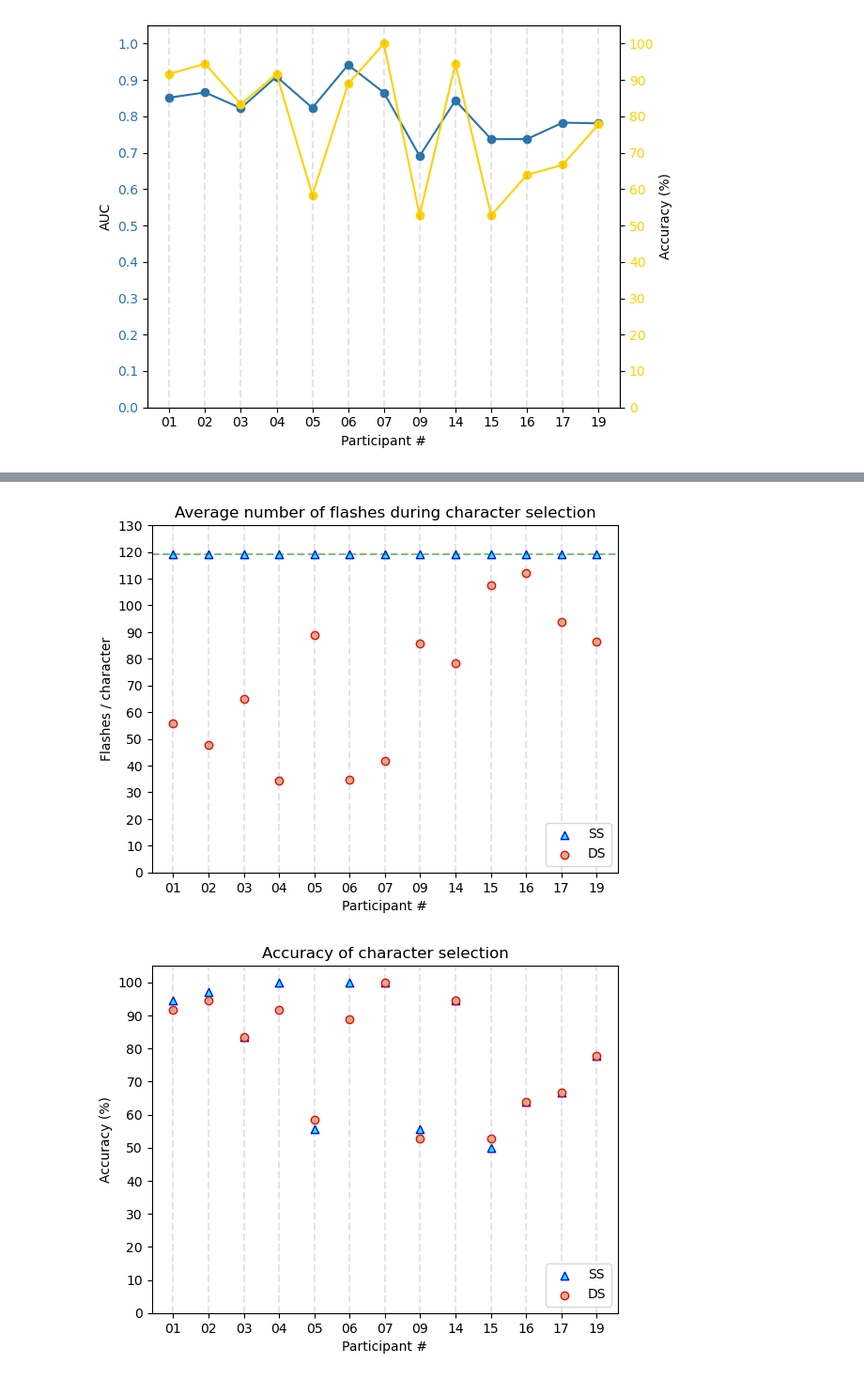
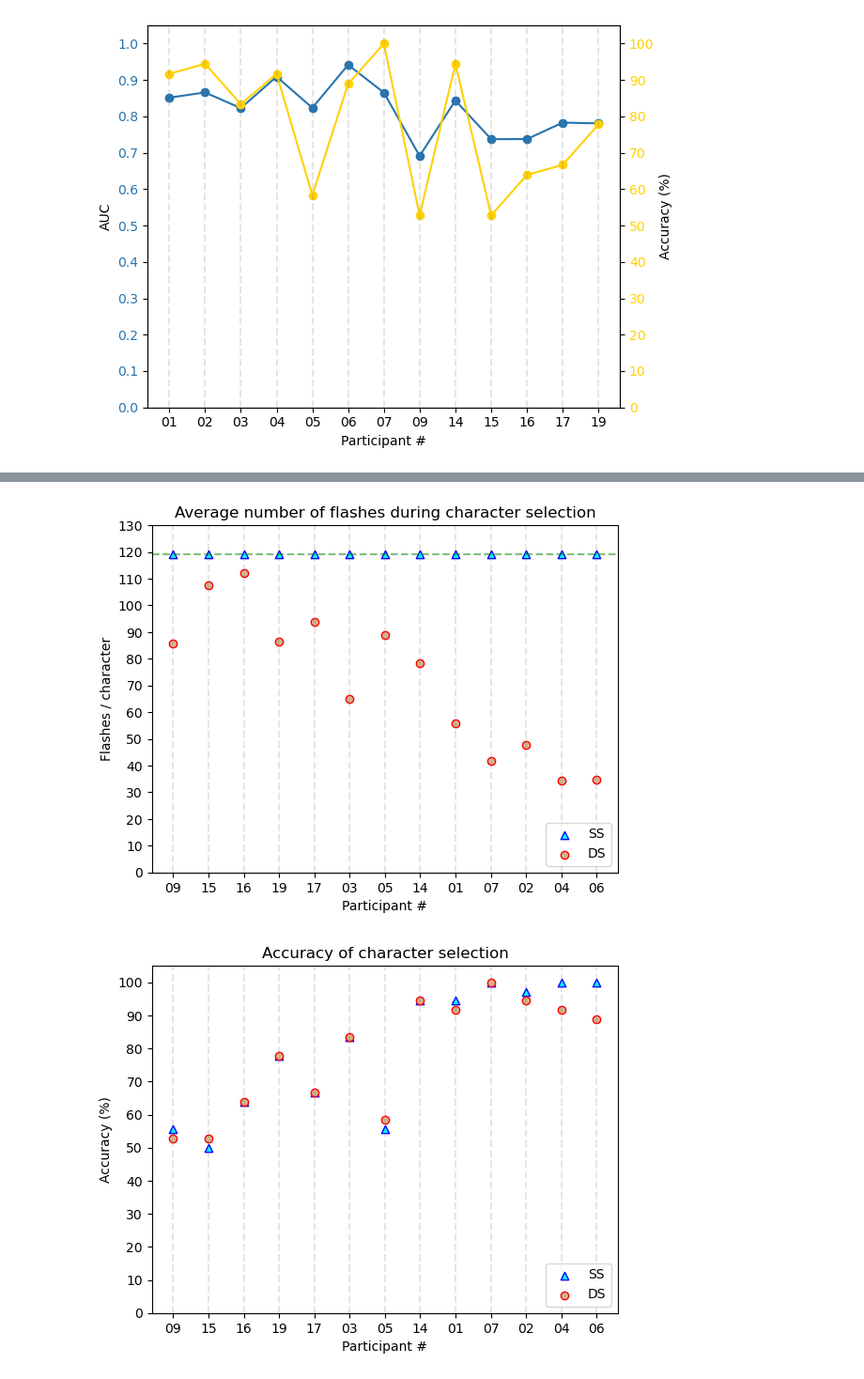
Before and after one commit to zs144/P300-BCI, a Jupyter notebook: Task5/task5-extra-2.ipynb, the cells around one changed output, grey strips where cells are left out. Shown at 94% size. Saved outputs shown, nothing was run; the diff lists cells and outputs as text; code cells hidden in the pictures.

```diff
--- a/Task5/task5-extra-2.ipynb
+++ b/Task5/task5-extra-2.ipynb
@@ -116,7 +116,7 @@ for obj in obj_indices:
                                               stim_channel='CurrentTarget',
                                               verbose=False)
         current_target = current_target_events[:,2]
-        truth = eventIDs_to_strings(BOARD, current_target)
+        truth = eventIDs_to_sequence(BOARD, current_target)
 
         phases_events = mne.find_events(raw_data,
                                         stim_channel='PhaseInSequence',
@@ -146,7 +146,7 @@ for obj in obj_indices:
         ACTUAL_T_MAX = int(len(stim_begin_time)/len(truth))
         P_threshold = 0.9
 
-        trail_perform = {'truth':list(truth), 'select':[], 'times':[]}
+        trail_perform = {'truth':truth, 'select':[], 'times':[]}
 
         for trail in range(len(during_trail_phases)):
             P_all = np.ones(shape=(N_ROWS, N_COLS)) * (1/M) # Initialize probs
@@ -194,4 +194,7 @@ for obj in obj_indices:
 # all_performance # check results [passed!]
 
 # AUCs # check results [passed!]
+# %%
+AUC_df = pd.DataFrame({'index': obj_indices, 'AUC': DS_AUCs})
+AUC_df.sort_values('AUC', inplace=True)
 # %%
@@ -350,7 +377,7 @@ for obj in obj_indices:
                                               stim_channel='CurrentTarget',
                                               verbose=False)
         current_target = current_target_events[:,2]
-        truth = eventIDs_to_strings(BOARD, current_target)
+        truth = eventIDs_to_sequence(BOARD, current_target)
 
         phases_events = mne.find_events(raw_data,
                                         stim_channel='PhaseInSequence',
@@ -380,7 +407,7 @@ for obj in obj_indices:
         ACTUAL_T_MAX = int(len(stim_begin_time)/len(truth))
         P_threshold = 0.9
 
-        trail_perform = {'truth':list(truth), 'select':[], 'times':[]}
+        trail_perform = {'truth':truth, 'select':[], 'times':[]}
 
         for trail in range(len(during_trail_phases)):
             P_all = np.ones(shape=(N_ROWS, N_COLS)) * (1/M) # Initialize probs
@@ -441,14 +478,14 @@ for participant_perform in SS_all_performance:
 # %%
 plt.scatter(x=[i+1 for i in range(len(obj_indices))],
-            y=[sum(trails) / len(trails) for trails in SS_trails],
+            y=SS_average_trials_and_AUC_df['avg_trails'],
             color='cyan', edgecolors='blue', marker='^', label='SS')
 
 plt.scatter(x=[i+1 for i in range(len(obj_indices))],
-            y=[sum(trails) / len(trails) for trails in DS_trails],
+            y=DS_average_trials_and_AUC_df['avg_trails'],
             color='tan', edgecolors='red', marker='o', label='DS')
 
 plt.xlabel('Participant #')
-plt.xticks(ticks=[i+1 for i in range(len(obj_indices))], labels=obj_indices)
+plt.xticks(ticks=[i+1 for i in range(len(obj_indices))], labels=AUC_df['index'])
 plt.ylabel('Flashes / character')
 plt.ylim(0, 130)
 plt.yticks([10*i for i in range(14)])
@@ -460,25 +497,33 @@ for i in range(len(obj_indices)):
     plt.axvline(x=i+1, color='gray', alpha=0.2, linestyle='--')
 plt.show()
 # %% [output]
-[figure, old version]
+[figure, new version]
+# %%
+SS_accuracies_df = pd.DataFrame({'index': obj_indices, 'accuracy': SS_accuracies})
+SS_accuracies_and_AUC_df = pd.merge(AUC_df, SS_accuracies_df, on="index")
+
+DS_accuracies_df = pd.DataFrame({'index': obj_indices, 'accuracy': DS_accuracies})
+DS_accuracies_and_AUC_df = pd.merge(AUC_df, DS_accuracies_df, on="index")
 # %%
-plt.scatter(x=[i+1 for i in range(len(obj_indices))], y=SS_accuracies,
+plt.scatter(x=[i+1 for i in range(len(obj_indices))],
+            y=SS_accuracies_and_AUC_df['accuracy'],
             color='cyan', edgecolors='blue', marker='^', label='SS')
 
-plt.scatter(x=[i+1 for i in range(len(obj_indices))], y=DS_accuracies,
+plt.scatter(x=[i+1 for i in range(len(obj_indices))],
+            y=DS_accuracies_and_AUC_df['accuracy'],
             color='tan', edgecolors='red', marker='o', label='DS')
 
 plt.xlabel('Participant #')
-plt.xticks(ticks=[i+1 for i in range(len(obj_indices))], labels=obj_indices)
+plt.xticks(ticks=[i+1 for i in range(len(obj_indices))], labels=AUC_df['index'])
 plt.ylabel('Accuracy (%)')
 plt.ylim(0, 1+0.05)
 plt.yticks([0.1*i for i in range(11)], [10*i for i in range(11)])
 plt.title('Accuracy of character selection')
 plt.legend(loc=4)
 
 plt.axhline(y=119, color='green', alpha=0.5, linestyle='--')
 for i in range(len(obj_indices)):
     plt.axvline(x=i+1, color='gray', alpha=0.2, linestyle='--')
 plt.show()
 # %% [output]
-[figure, old version]
+[figure, new version]
```
Also changed, not shown: parts of 6 cells of this notebook.
